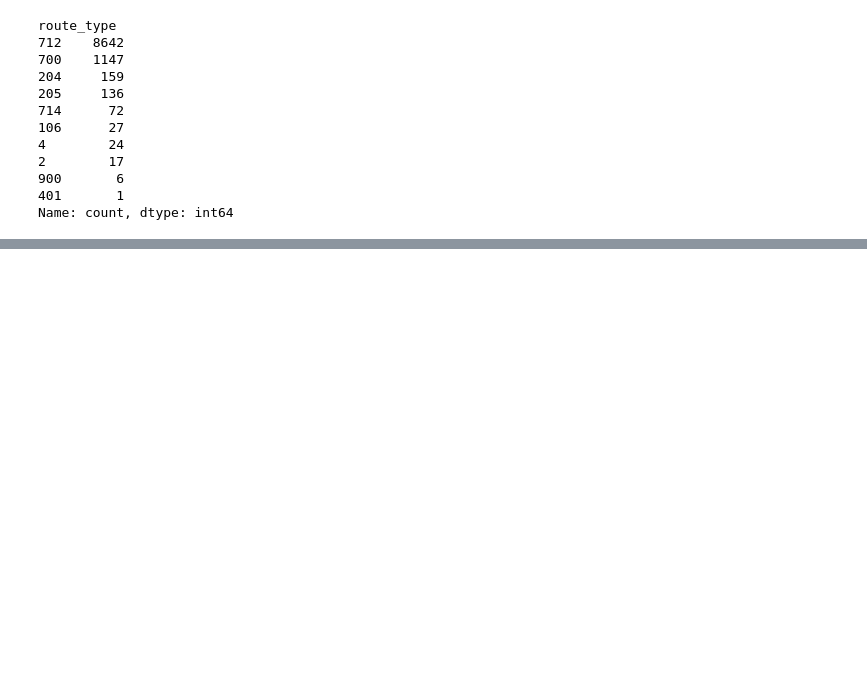
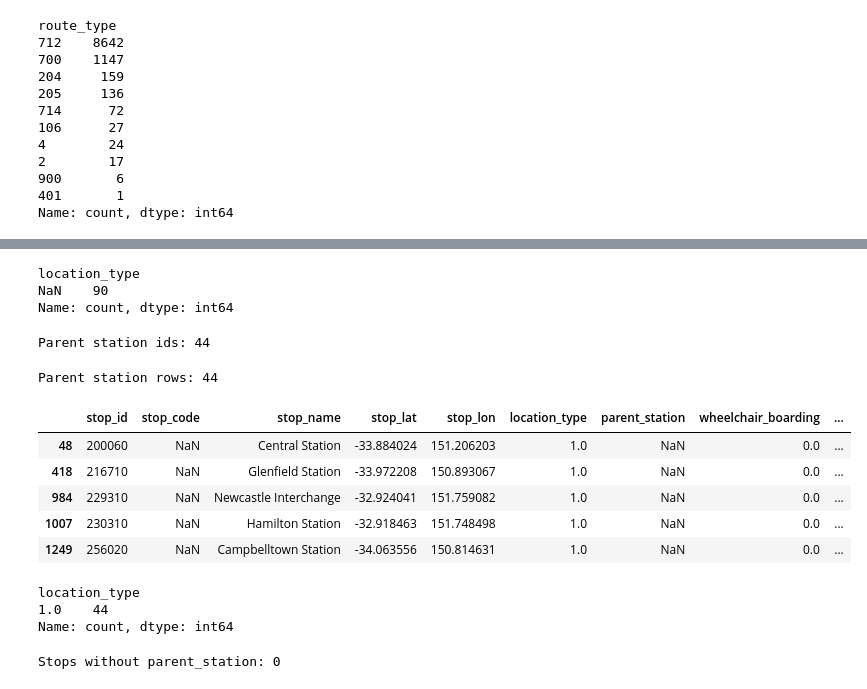
Before and after one commit to fintie/smart-developer, a Jupyter notebook: algorithm/notebooks/06_inspect_gtfs_stations.ipynb, the cells around one changed output, grey strips where cells are left out. Drawn from its saved outputs; the diff is of its cells as text; code cells hidden in the pictures; blank space fills up the shorter version.

```diff
--- a/algorithm/notebooks/06_inspect_gtfs_stations.ipynb
+++ b/algorithm/notebooks/06_inspect_gtfs_stations.ipynb
@@ -168,0 +72,4 @@ rail_stops_gdf.to_parquet(
+# %%
+used_stop_ids = pd.Series(rail_stop_times["stop_id"].dropna().unique())
+print("Used stop_ids:", len(used_stop_ids))
+used_stop_ids.head()
@@ -168,0 +84,4 @@ rail_stops_gdf.to_parquet(
+# %%
+used_stops = stops[stops["stop_id"].isin(used_stop_ids)].copy()
+print("Used stops rows:", len(used_stops))
+used_stops.head()
@@ -168,0 +107,59 @@ rail_stops_gdf.to_parquet(
+# %%
+if "location_type" in used_stops.columns:
+    print(used_stops["location_type"].value_counts(dropna=False))
+else:
+    print("No location_type column in used_stops")
+# %% [output]
+location_type
+NaN    90
+Name: count, dtype: int64
+# %%
+if "parent_station" in used_stops.columns:
+    parent_station_ids = (
+        used_stops["parent_station"]
+        .dropna()
+        .astype(str)
+        .str.strip()
+    )
+    parent_station_ids = parent_station_ids[parent_station_ids != ""].unique()
+else:
+    parent_station_ids = []
+
+print("Parent station ids:", len(parent_station_ids))
+# %% [output]
+Parent station ids: 44
+# %%
+if len(parent_station_ids) > 0:
+    parent_stations = stops[stops["stop_id"].astype(str).isin(parent_station_ids)].copy()
+else:
+    parent_stations = pd.DataFrame(columns=stops.columns)
+
+print("Parent station rows:", len(parent_stations))
+parent_stations.head()
+# %% [output]
+Parent station rows: 44
+|  | stop_id | stop_code | stop_name | stop_lat | stop_lon | location_type | parent_station | wheelchair_boarding | ... |
+| 48 | 200060 | NaN | Central Station | -33.884024 | 151.206203 | 1.0 | NaN | 0.0 | ... |
+| 418 | 216710 | NaN | Glenfield Station | -33.972208 | 150.893067 | 1.0 | NaN | 0.0 | ... |
+| 984 | 229310 | NaN | Newcastle Interchange | -32.924041 | 151.759082 | 1.0 | NaN | 0.0 | ... |
+| 1007 | 230310 | NaN | Hamilton Station | -32.918463 | 151.748498 | 1.0 | NaN | 0.0 | ... |
+| 1249 | 256020 | NaN | Campbelltown Station | -34.063556 | 150.814631 | 1.0 | NaN | 0.0 | ... |
+# %%
+if len(parent_stations) > 0 and "location_type" in parent_stations.columns:
+    print(parent_stations["location_type"].value_counts(dropna=False))
+# %% [output]
+location_type
+1.0    44
+Name: count, dtype: int64
+# %%
+if "parent_station" in used_stops.columns:
+    no_parent_stops = used_stops[
+        used_stops["parent_station"].isna()
+        | (used_stops["parent_station"].astype(str).str.strip() == "")
+    ].copy()
+else:
+    no_parent_stops = used_stops.copy()
+
+print("Stops without parent_station:", len(no_parent_stops))
+# %% [output]
+Stops without parent_station: 0
```
Also changed, not shown: parts of 47 cells of this notebook, 9 other files.
